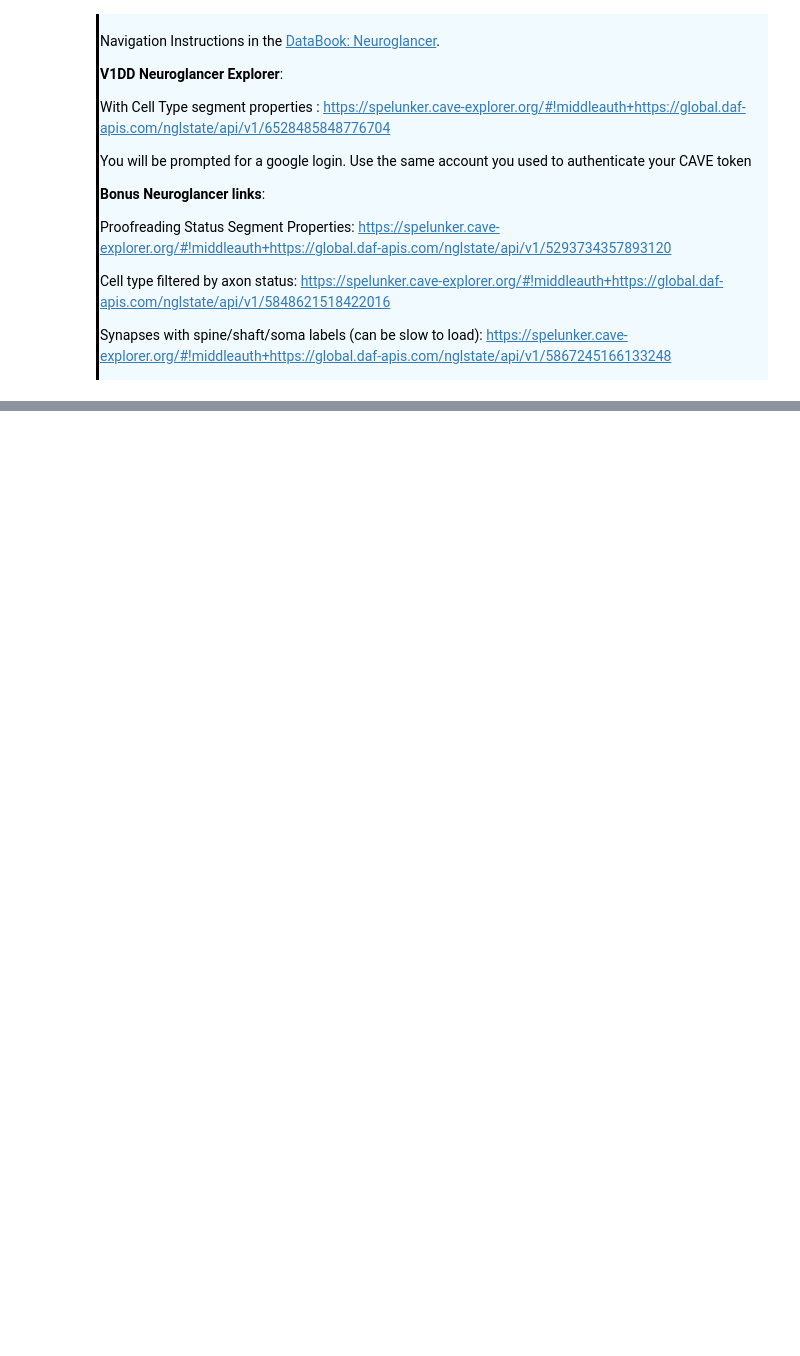
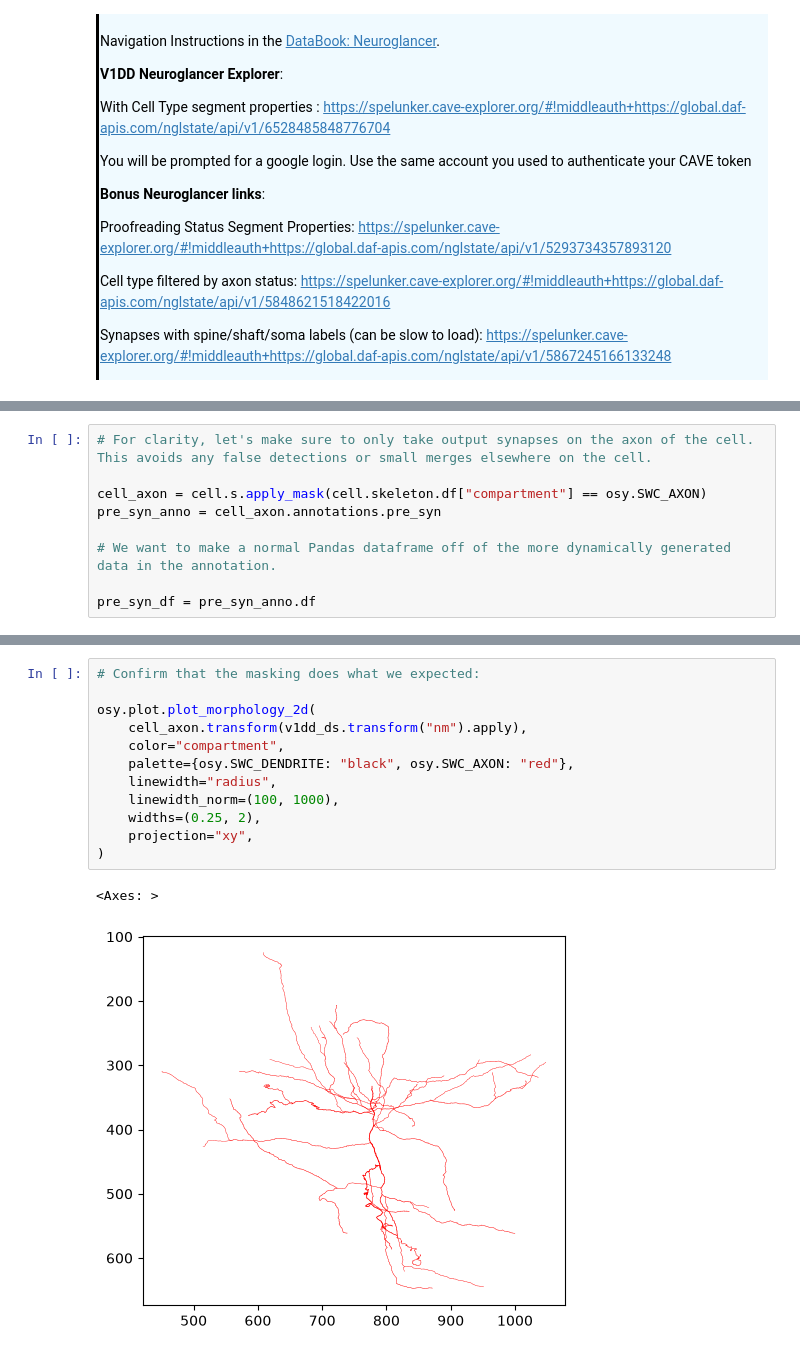
Before and after one commit to AllenSWDB/SWDB_2026_Connectomics, a Jupyter notebook: code/solutions/Module_1 - Solutions.ipynb, the cells around one changed output, grey strips where cells are left out. Saved outputs shown, nothing was run; the diff lists cells and outputs as text; blank space fills up the shorter version.

```diff
--- a/code/solutions/Module_1 - Solutions.ipynb
+++ b/code/solutions/Module_1 - Solutions.ipynb
@@ -926,0 +1025,9 @@ plt.show()
+# %%
+# For clarity, let's make sure to only take output synapses on the axon of the cell. This avoids any false detections or small merges elsewhere on the cell.
+
+cell_axon = cell.s.apply_mask(cell.skeleton.df["compartment"] == osy.SWC_AXON)
+pre_syn_anno = cell_axon.annotations.pre_syn
+
+# We want to make a normal Pandas dataframe off of the more dynamically generated data in the annotation.
+
+pre_syn_df = pre_syn_anno.df
@@ -926,0 +1049,15 @@ plt.show()
+# %%
+# Confirm that the masking does what we expected:
+
+osy.plot.plot_morphology_2d(
+    cell_axon.transform(v1dd_ds.transform("nm").apply),
+    color="compartment",
+    palette={osy.SWC_DENDRITE: "black", osy.SWC_AXON: "red"},
+    linewidth="radius",
+    linewidth_norm=(100, 1000),
+    widths=(0.25, 2),
+    projection="xy",
+)
+# %% [output]
+<Axes: >
+[figure, added]
```
Also changed, not shown: parts of 61 cells of this notebook, 1 other file.
